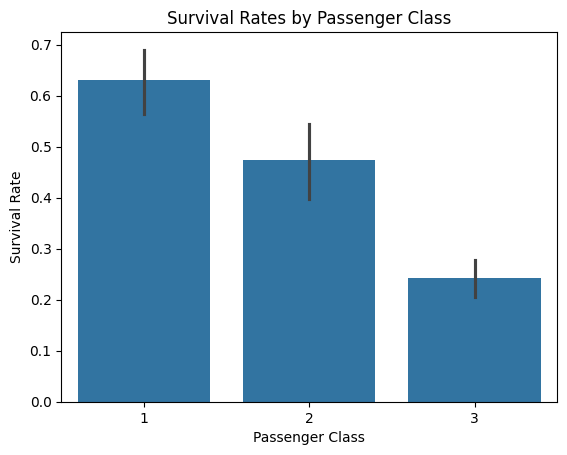
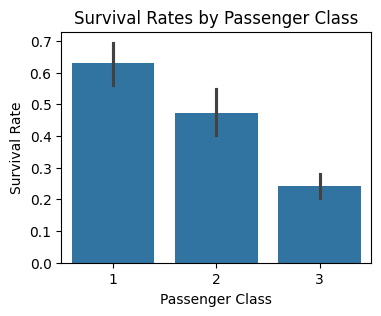
The change to this notebook cell's code, shown as a diff; its figure went from the first image to the second:
--- before
+++ after
@@ -3,4 +3,5 @@
 # Bar plot of survival rates by class
 
+plt.figure(figsize=(4,3))
 sns.barplot(x='Pclass', y='Survived', data=df)
 plt.title('Survival Rates by Passenger Class')

Commit: Created using Colab